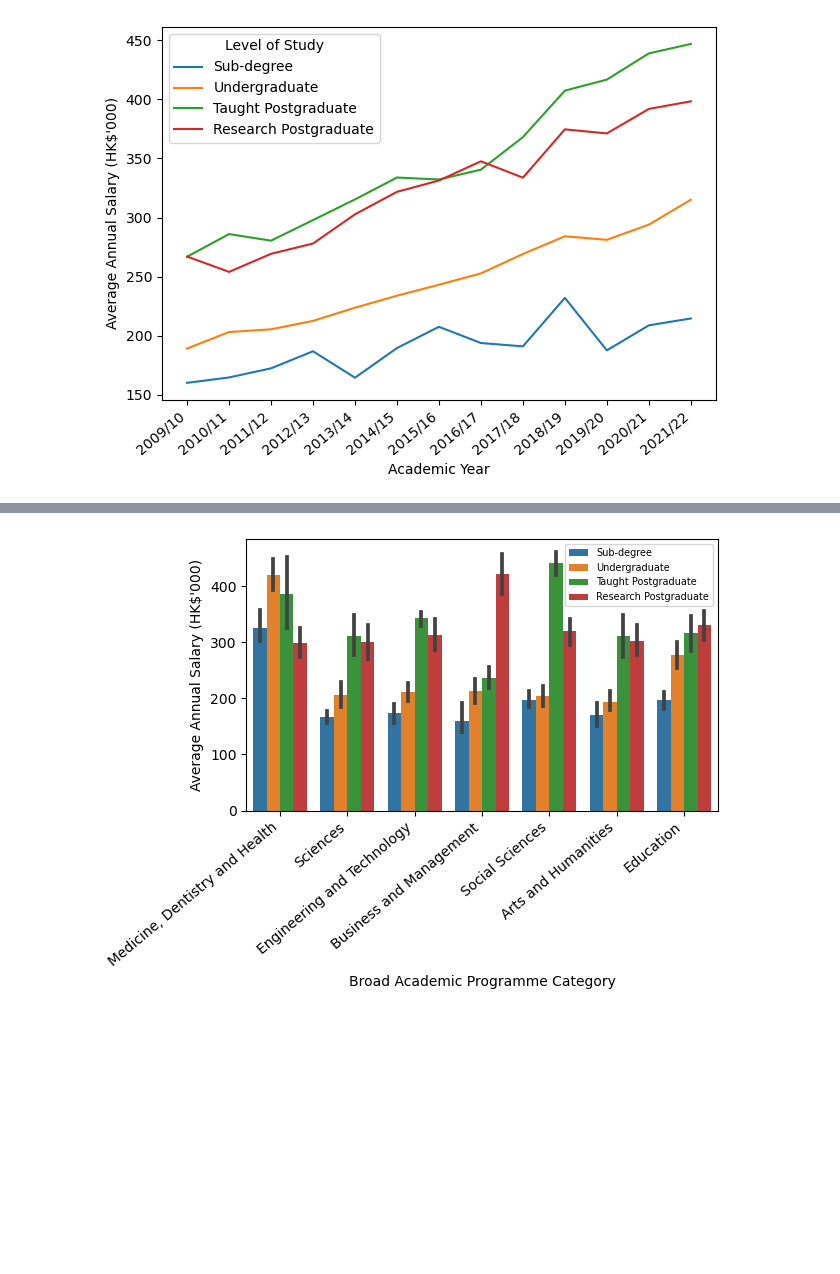
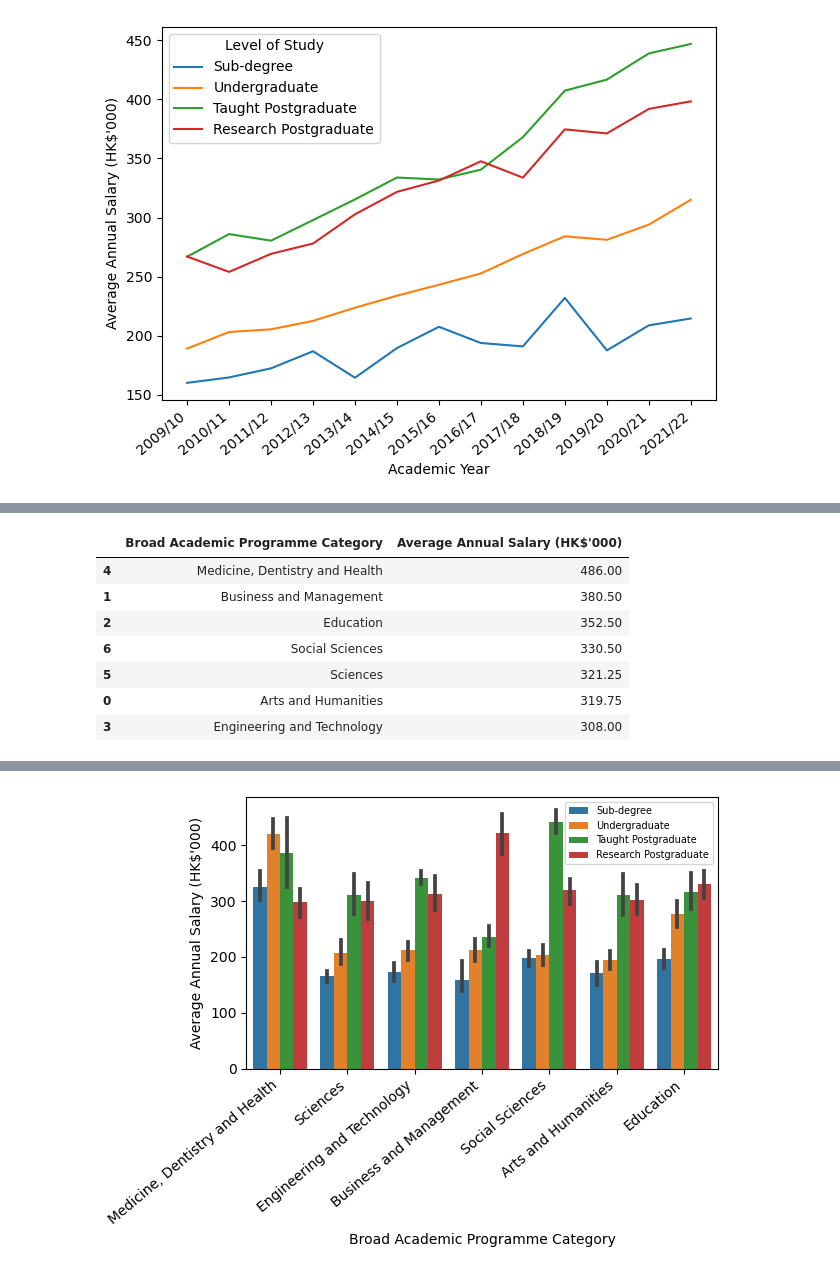
Before and after one commit to IPHOMING/EDA_Project, a Jupyter notebook: Exploring UGC Graduate Salaries.ipynb, the cells around one changed output, grey strips where cells are left out. Saved outputs shown, nothing was run; the diff lists cells and outputs as text; code cells hidden in the pictures; blank space fills up the shorter version.

```diff
--- a/Exploring UGC Graduate Salaries.ipynb
+++ b/Exploring UGC Graduate Salaries.ipynb
@@ -113,3 +121,20 @@ df2
 | 340 | 2021/22 | Research Postgraduate | Social Sciences | 376 |
 | 341 | 2021/22 | Research Postgraduate | Arts and Humanities | 369 |
 | 342 | 2021/22 | Research Postgraduate | Education | 417 |
+# %%
+#This code groups the data by 'Broad Academic Programme Category', calculates the mean of 'Average Annual Salary (HK$'000)', and sorts the results in descending order.
+
+df_mean=df2.groupby('Broad Academic Programme Category')['Average Annual Salary (HK$\'000)'].mean()
+df_mean= pd.DataFrame(df_mean)
+df_mean.reset_index(inplace=True)
+df_sorted = df_mean.sort_values("Average Annual Salary (HK$'000)", ascending=False)
+df_sorted
+# %% [output]
+|  | Broad Academic Programme Category | Average Annual Salary (HK$'000) |
+| 4 | Medicine, Dentistry and Health | 486.00 |
+| 1 | Business and Management | 380.50 |
+| 2 | Education | 352.50 |
+| 6 | Social Sciences | 330.50 |
+| 5 | Sciences | 321.25 |
+| 0 | Arts and Humanities | 319.75 |
+| 3 | Engineering and Technology | 308.00 |
```
Also changed, not shown: parts of 12 cells of this notebook.
